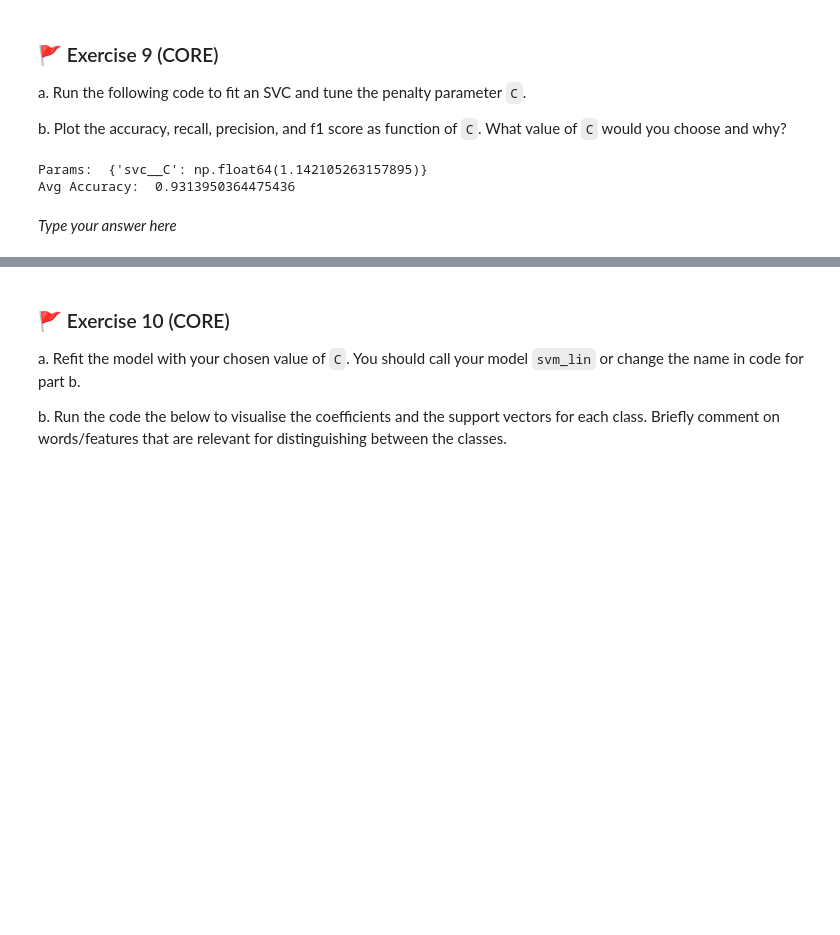
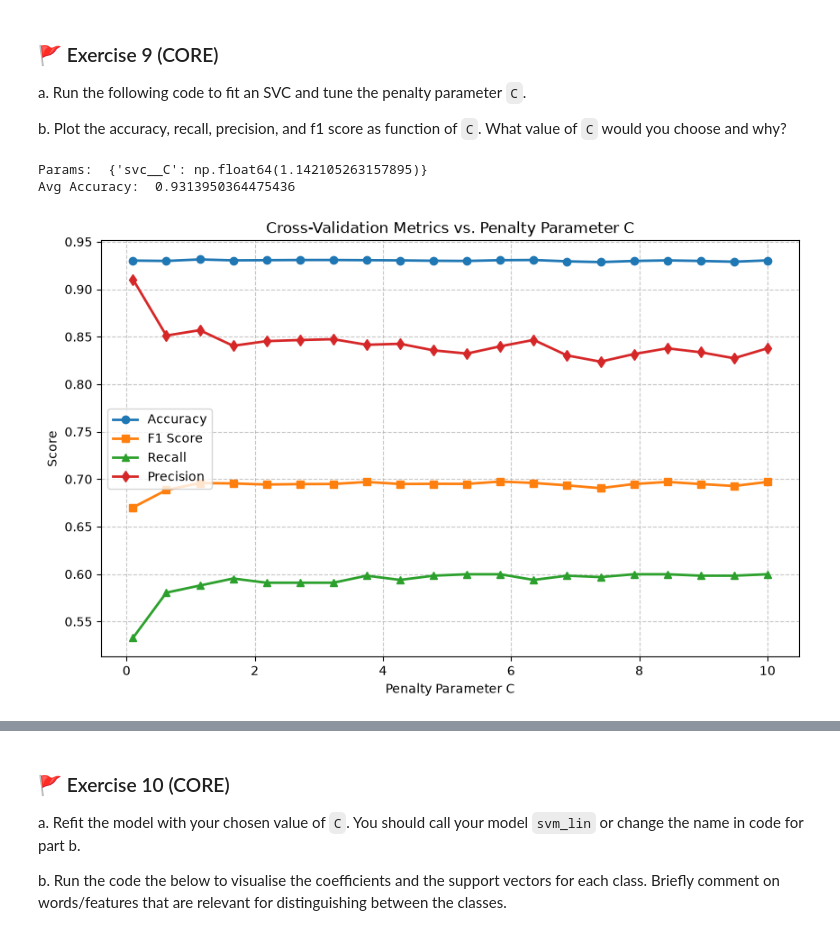
Before and after one commit to thomasvsinclair/ml-workshops, a Jupyter notebook: WS7/mlp_week07.ipynb, the cells around one changed output, grey strips where cells are left out. Cells and saved outputs as stored; diff of their text form; code cells hidden in the pictures; blank space fills up the shorter version.

```diff
--- a/WS7/mlp_week07.ipynb
+++ b/WS7/mlp_week07.ipynb
@@ -778,14 +778,30 @@ cv_lin.fit(X_train, y_train)
 cv_accuracy = pd.DataFrame(cv_lin.cv_results_
                            ).filter(['param_svc__C','mean_test_accuracy','mean_test_f1', 'mean_test_recall', 'mean_test_precision']
                                     ).rename(columns={'param_svc__C':'C','mean_test_accuracy':'CV accuracy', 'mean_test_f1':'CV f1', 'mean_test_recall':'CV recall', 'mean_test_precision':'CV precision'})
-# %%
-# Code for your answer here
-cv_accuracy
-
-print("Params: ", cv_lin.best_params_)
-print("Avg Accuracy: ", cv_lin.best_score_)
-# %% [output]
-Params:  {'svc__C': np.float64(1.142105263157895)}
-Avg Accuracy:  0.9313950364475436
-# %% [markdown]
-_Type your answer here_
+# %%
+# Code for your answer here
+cv_accuracy
+
+print("Params: ", cv_lin.best_params_)
+print("Avg Accuracy: ", cv_lin.best_score_)
+
+plt.figure(figsize=(10, 6))
+
+# Plot each metric explicitly
+plt.plot(cv_accuracy['C'], cv_accuracy['CV accuracy'], marker='o', label='Accuracy', linewidth=2)
+plt.plot(cv_accuracy['C'], cv_accuracy['CV f1'], marker='s', label='F1 Score', linewidth=2)
+plt.plot(cv_accuracy['C'], cv_accuracy['CV recall'], marker='^', label='Recall', linewidth=2)
+plt.plot(cv_accuracy['C'], cv_accuracy['CV precision'], marker='d', label='Precision', linewidth=2)
+
+# Formatting
+plt.title('Cross-Validation Metrics vs. Penalty Parameter C')
+plt.xlabel('Penalty Parameter C')
+plt.ylabel('Score')
+plt.legend()
+plt.grid(True, linestyle='--', alpha=0.7)
+
+plt.show()
+# %% [output]
+Params:  {'svc__C': np.float64(1.142105263157895)}
+Avg Accuracy:  0.9313950364475436
+[figure, added]
```
Also changed, not shown: parts of 12 cells of this notebook.
